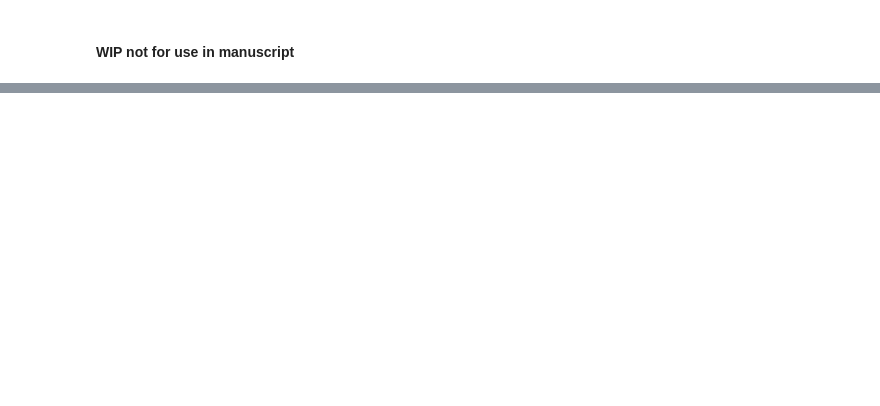
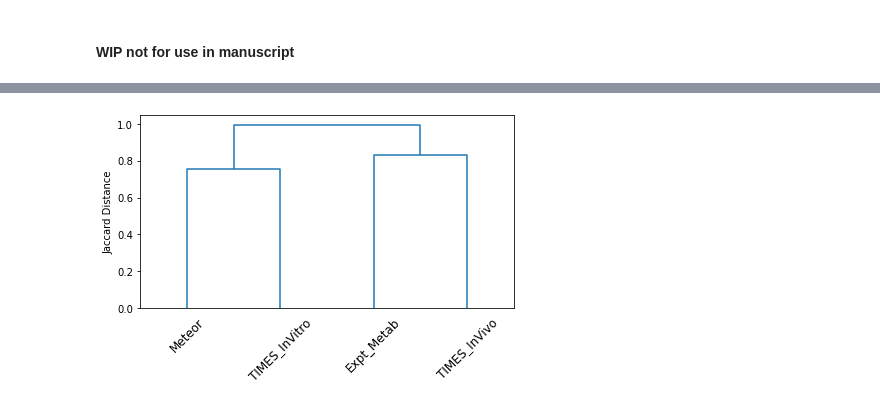
Before and after one commit to patlewig/in_silico_metabolism, a Jupyter notebook: notebooks/04_Case_study.ipynb, the cells around one changed output, grey strips where cells are left out. Cells and saved outputs as stored; diff of their text form; code cells hidden in the pictures; blank space fills up the shorter version.

```diff
--- a/notebooks/04_Case_study.ipynb
+++ b/notebooks/04_Case_study.ipynb
@@ -33,5 +33,2 @@ df = pd.read_excel(external_dir+'matches_expt_times_ivt_mx_040621.xlsx', sheet_n
 # %%
 df.drop(['Unnamed: 0'], axis = 1, inplace = True)
-# %%
-df = df[['Metabolite_INCHIKEY', '3,4-TDA', '2,3-TDA', '2,4-TDA',
-       '2,5-TDA', '2,6-TDA']]
@@ -53,0 +35,4 @@ df2.isnull().sum().sum()
+# %%
+df['Expt_Metab'] = df['Expt_Metab'].replace('ND', np.nan)
+# %%
+df.iloc[:,4:] = df.iloc[:,4:].fillna(0)
@@ -53,0 +83,3 @@ df2.isnull().sum().sum()
+# %%
+model_fingerprint_DF = df.loc[:,['Expt_Metab', 'Meteor', 'TIMES_InVivo', 'TIMES_InVitro']].transpose()
+model_fingerprint_DF
@@ -53,0 +93,11 @@ df2.isnull().sum().sum()
+# %%
+model_dist_vector = pdist(model_fingerprint_DF, 'jaccard')
+
+cluster = hc.linkage(model_dist_vector, method = 'ward')
+plot = hc.dendrogram(cluster, labels = ['Expt_Metab','Meteor', 'TIMES_InVivo', 'TIMES_InVitro'], leaf_rotation = 45)
+plt.ylabel('Jaccard Distance')
+
+plt.tight_layout()
+plt.savefig(figures_dir+'Dendrogram_TDA_170821.png', bbox_inches='tight');
+# %% [output]
+[figure, added]
```
Also changed, not shown: parts of 44 cells of this notebook, 8 other files.
